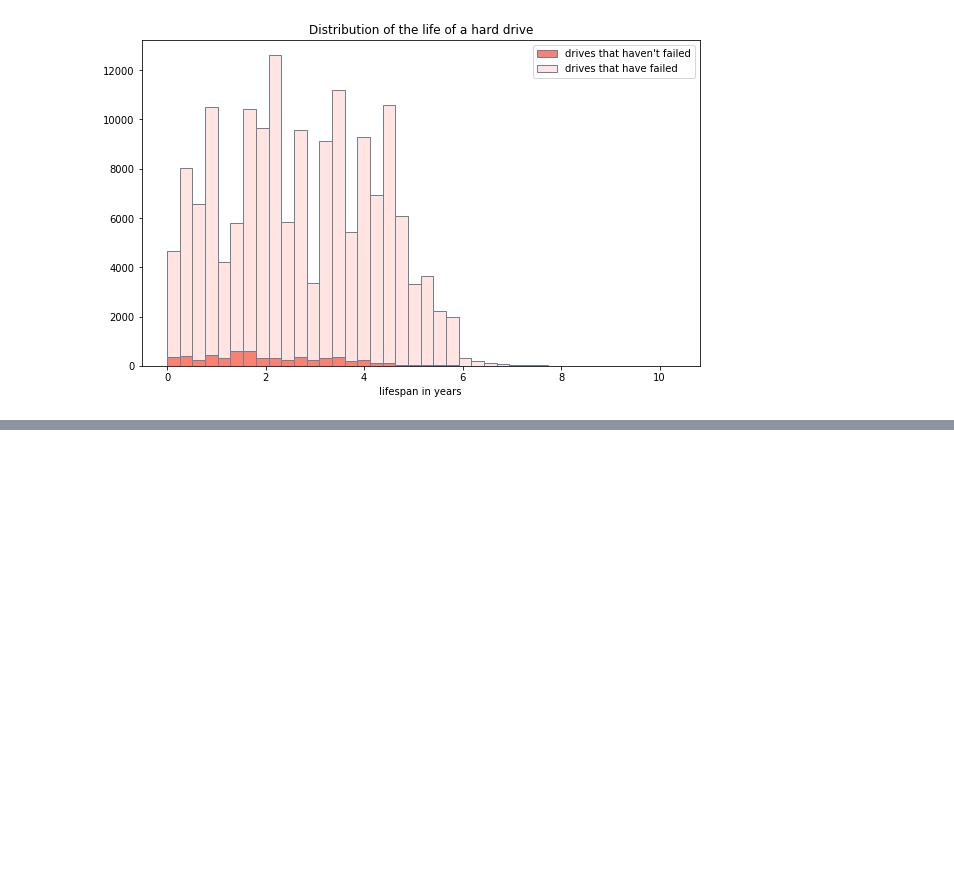
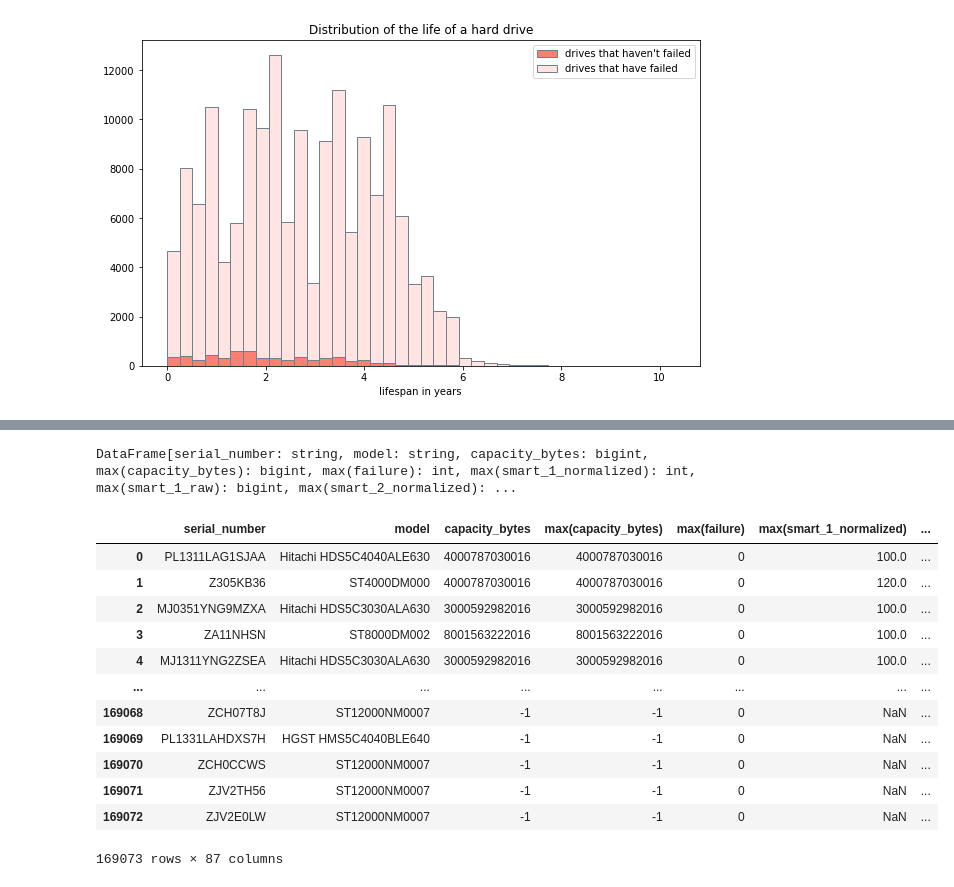
Before and after one commit to just-keep-spinning/hard-drive-project, a Jupyter notebook: misty_capstone_folder/mists-working.ipynb, the cells around one changed output, grey strips where cells are left out. Cells and saved outputs as stored; diff of their text form; code cells hidden in the pictures; blank space fills up the shorter version.

```diff
--- a/misty_capstone_folder/mists-working.ipynb
+++ b/misty_capstone_folder/mists-working.ipynb
@@ -283,2 +247,0 @@ plt.show()
-# %%
-df.drop(columns = ['smart_9_nonzero','smart_187_nonzero', 'smart_188_nonzero','smart_197_nonzero', 'smart_198_nonzero'], inplace=True)
@@ -499,0 +514,2 @@ weighted avg       0.97      0.98      0.97     97520
+# %%
+df = combine_data()
@@ -499,0 +556,8 @@ weighted avg       0.97      0.98      0.97     97520
+# %%
+df_agg = df.groupby('serial_number', 'model', 'capacity_bytes').max()
+# %%
+df_agg
+# %% [output]
+DataFrame[serial_number: string, model: string, capacity_bytes: bigint, max(capacity_bytes): bigint, max(failure): int, max(smart_1_normalized): int, max(smart_1_raw): bigint, max(smart_2_normalized): ...
+# %%
+df1 = df_agg.select("*").toPandas()
@@ -499,0 +566,16 @@ weighted avg       0.97      0.98      0.97     97520
+# %%
+df1
+# %% [output]
+|  | serial_number | model | capacity_bytes | max(capacity_bytes) | max(failure) | max(smart_1_normalized) | ... |
+| 0 | PL1311LAG1SJAA | Hitachi HDS5C4040ALE630 | 4000787030016 | 4000787030016 | 0 | 100.0 | ... |
+| 1 | Z305KB36 | ST4000DM000 | 4000787030016 | 4000787030016 | 0 | 120.0 | ... |
+| 2 | MJ0351YNG9MZXA | Hitachi HDS5C3030ALA630 | 3000592982016 | 3000592982016 | 0 | 100.0 | ... |
+| 3 | ZA11NHSN | ST8000DM002 | 8001563222016 | 8001563222016 | 0 | 100.0 | ... |
+| 4 | MJ1311YNG2ZSEA | Hitachi HDS5C3030ALA630 | 3000592982016 | 3000592982016 | 0 | 100.0 | ... |
+| ... | ... | ... | ... | ... | ... | ... | ... |
+| 169068 | ZCH07T8J | ST12000NM0007 | -1 | -1 | 0 | NaN | ... |
+| 169069 | PL1331LAHDXS7H | HGST HMS5C4040BLE640 | -1 | -1 | 0 | NaN | ... |
+| 169070 | ZCH0CCWS | ST12000NM0007 | -1 | -1 | 0 | NaN | ... |
+| 169071 | ZJV2TH56 | ST12000NM0007 | -1 | -1 | 0 | NaN | ... |
+| 169072 | ZJV2E0LW | ST12000NM0007 | -1 | -1 | 0 | NaN | ... |
+169073 rows × 87 columns
```
Also changed, not shown: parts of 37 cells of this notebook.
